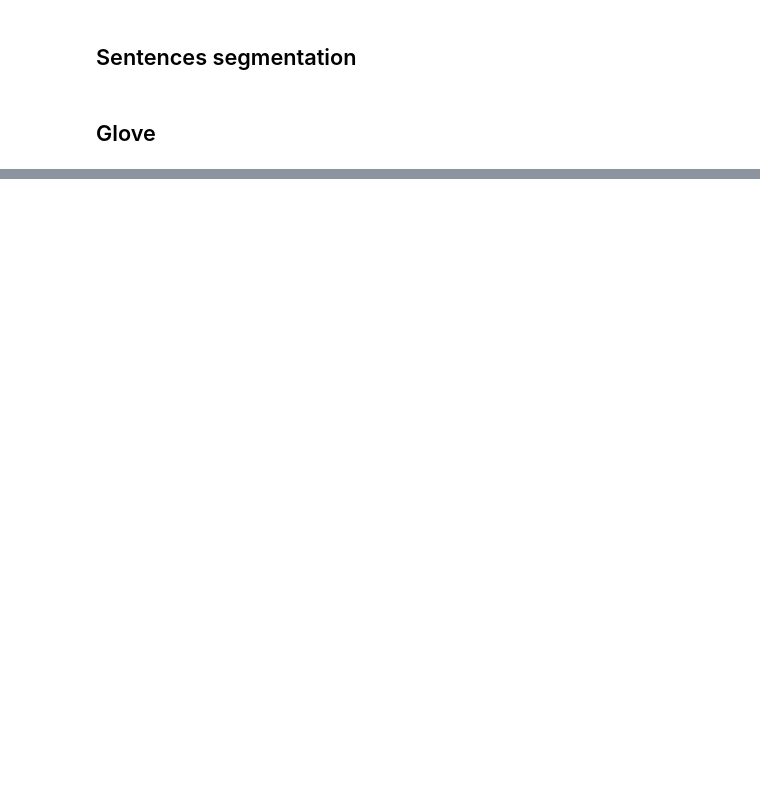
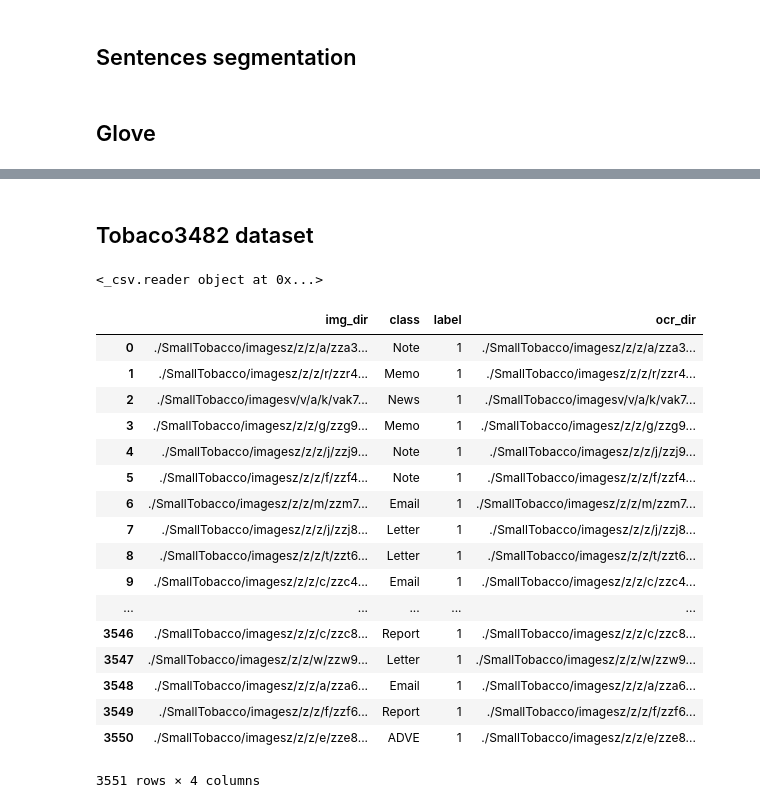
Before and after one commit to javiferran/document-classification, a Jupyter notebook: Untitled.ipynb, the cells around one changed output, grey strips where cells are left out. Cells and saved outputs as stored; diff of their text form; code cells hidden in the pictures; blank space fills up the shorter version.

```diff
--- a/Untitled.ipynb
+++ b/Untitled.ipynb
@@ -562,3 +524,65 @@ for epoch in range(max_epochs):
 
     loss_values.append(running_loss/800)
     epoch_values.append(epoch)
+# %% [markdown]
+## Tobaco3482 dataset
+# %%
+import csv
+import pandas as pd
+
+file_read = open('./Data/Small_Tobacco_cover.csv', "rU")
+reader = csv.reader(file_read, delimiter=',')
+df = []
+
+for element in reader:
+    clase = int(element[1])
+    if(clase == 0):
+        cat = 'Resume'
+    elif(clase == 1):
+        cat = 'News'
+    elif(clase == 2):
+        cat = 'Scientific'
+    elif(clase == 3):
+        cat = 'Email'
+    elif(clase == 4):
+        cat = 'ADVE'
+    elif(clase == 5):
+        cat = 'Memo'
+    elif(clase == 6):
+        cat = 'Report'
+    elif(clase == 7):
+        cat = 'Form'
+    elif(clase == 8):
+        cat = 'Note'
+    elif(clase == 9):
+        cat = 'Letter'
+    new_row = [element[0],cat, element[2],element[3]]
+    df.append(new_row)
+
+file_read.close()
+
+print(reader)
+columns = ['img_dir','class', 'label', 'ocr_dir']
+df = pd.DataFrame(df, columns = columns)
+df = df.sample(frac=1).reset_index(drop=True)
+df
+# %% [output]
+<_csv.reader object at 0x...>
+|  | img_dir | class | label | ocr_dir |
+| 0 | ./SmallTobacco/imagesz/z/z/a/zza3... | Note | 1 | ./SmallTobacco/imagesz/z/z/a/zza3... |
+| 1 | ./SmallTobacco/imagesz/z/z/r/zzr4... | Memo | 1 | ./SmallTobacco/imagesz/z/z/r/zzr4... |
+| 2 | ./SmallTobacco/imagesv/v/a/k/vak7... | News | 1 | ./SmallTobacco/imagesv/v/a/k/vak7... |
+| 3 | ./SmallTobacco/imagesz/z/z/g/zzg9... | Memo | 1 | ./SmallTobacco/imagesz/z/z/g/zzg9... |
+| 4 | ./SmallTobacco/imagesz/z/z/j/zzj9... | Note | 1 | ./SmallTobacco/imagesz/z/z/j/zzj9... |
+| 5 | ./SmallTobacco/imagesz/z/z/f/zzf4... | Note | 1 | ./SmallTobacco/imagesz/z/z/f/zzf4... |
+| 6 | ./SmallTobacco/imagesz/z/z/m/zzm7... | Email | 1 | ./SmallTobacco/imagesz/z/z/m/zzm7... |
+| 7 | ./SmallTobacco/imagesz/z/z/j/zzj8... | Letter | 1 | ./SmallTobacco/imagesz/z/z/j/zzj8... |
+| 8 | ./SmallTobacco/imagesz/z/z/t/zzt6... | Letter | 1 | ./SmallTobacco/imagesz/z/z/t/zzt6... |
+| 9 | ./SmallTobacco/imagesz/z/z/c/zzc4... | Email | 1 | ./SmallTobacco/imagesz/z/z/c/zzc4... |
+| ... | ... | ... | ... | ... |
+| 3546 | ./SmallTobacco/imagesz/z/z/c/zzc8... | Report | 1 | ./SmallTobacco/imagesz/z/z/c/zzc8... |
+| 3547 | ./SmallTobacco/imagesz/z/z/w/zzw9... | Letter | 1 | ./SmallTobacco/imagesz/z/z/w/zzw9... |
+| 3548 | ./SmallTobacco/imagesz/z/z/a/zza6... | Email | 1 | ./SmallTobacco/imagesz/z/z/a/zza6... |
+| 3549 | ./SmallTobacco/imagesz/z/z/f/zzf6... | Report | 1 | ./SmallTobacco/imagesz/z/z/f/zzf6... |
+| 3550 | ./SmallTobacco/imagesz/z/z/e/zze8... | ADVE | 1 | ./SmallTobacco/imagesz/z/z/e/zze8... |
+3551 rows × 4 columns
```
Also changed, not shown: parts of 19 cells of this notebook, 7 other files.
